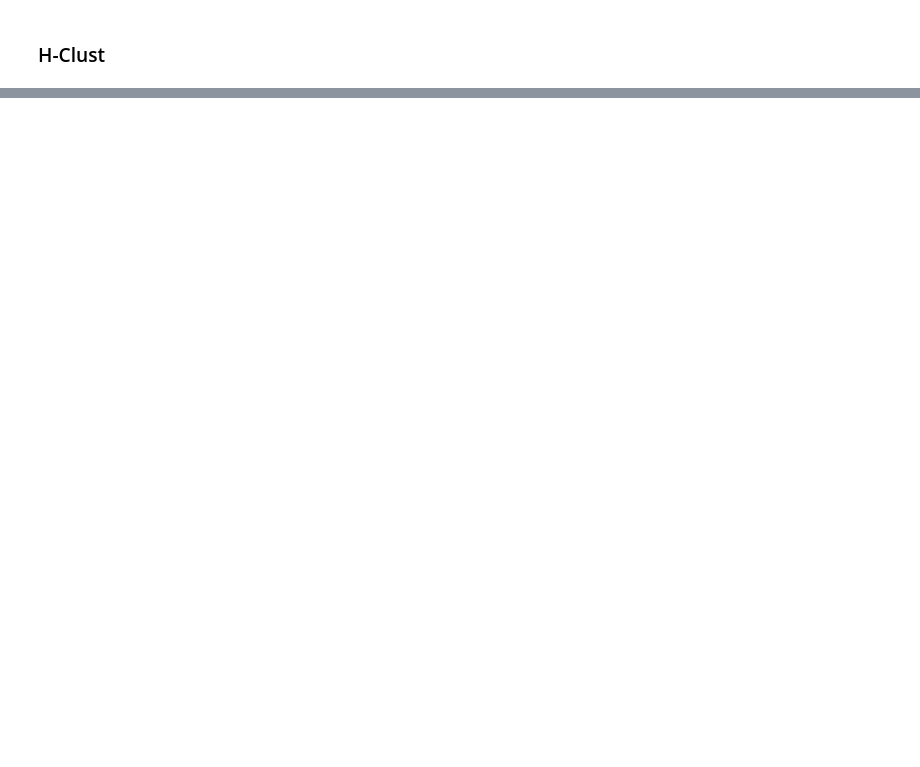
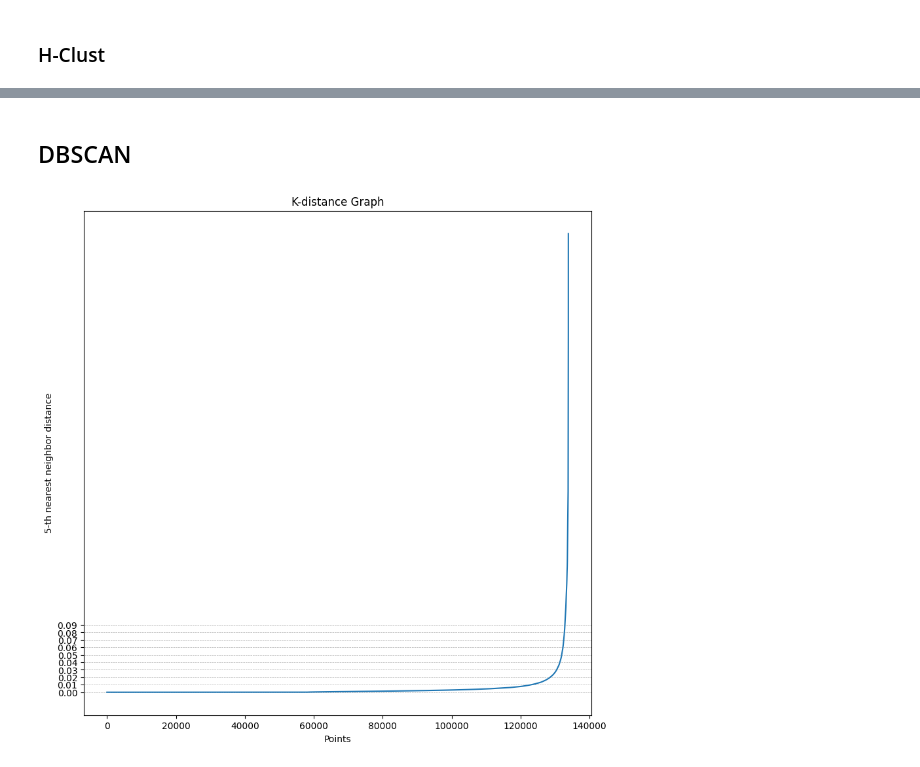
Before and after one commit to jimasr/photo-lyon, a Jupyter notebook: notebook/main.ipynb, the cells around one changed output, grey strips where cells are left out. Cells and saved outputs as stored; diff of their text form; code cells hidden in the pictures; blank space fills up the shorter version.

Commit message:
ajout DBscan et correction de Kmeans

```diff
--- a/notebook/main.ipynb
+++ b/notebook/main.ipynb
@@ -504,0 +536,25 @@ m.save("../hierarchical.html")
+# %% [markdown]
+## DBSCAN
+# %%
+from sklearn.neighbors import NearestNeighbors
+import numpy as np
+def plot_k_distance_graph(X, k):
+    neigh = NearestNeighbors(n_neighbors=k)
+    neigh.fit(X)
+    distances, _ = neigh.kneighbors(X)
+    distances = np.sort(distances[:, k-1])
+    plt.figure(figsize=(10, 10))
+    plt.plot(distances)
+    plt.xlabel('Points')
+    plt.ylabel(f'{k}-th nearest neighbor distance')
+    plt.title('K-distance Graph')
+
+    y_min, y_max = 0, 0.1
+    y_ticks = np.arange(y_min, y_max, 0.01)  # Création des ticks de 0.001 en 0.001
+    plt.yticks(y_ticks)
+    plt.grid(axis='y', which='both', linestyle='--', linewidth=0.5)
+    plt.show()
+# Plot k-distance graph
+plot_k_distance_graph(scaled_data_df, k=5)
+# %% [output]
+[figure, added]
```
Also changed, not shown: parts of 11 cells of this notebook, 5 other files.
